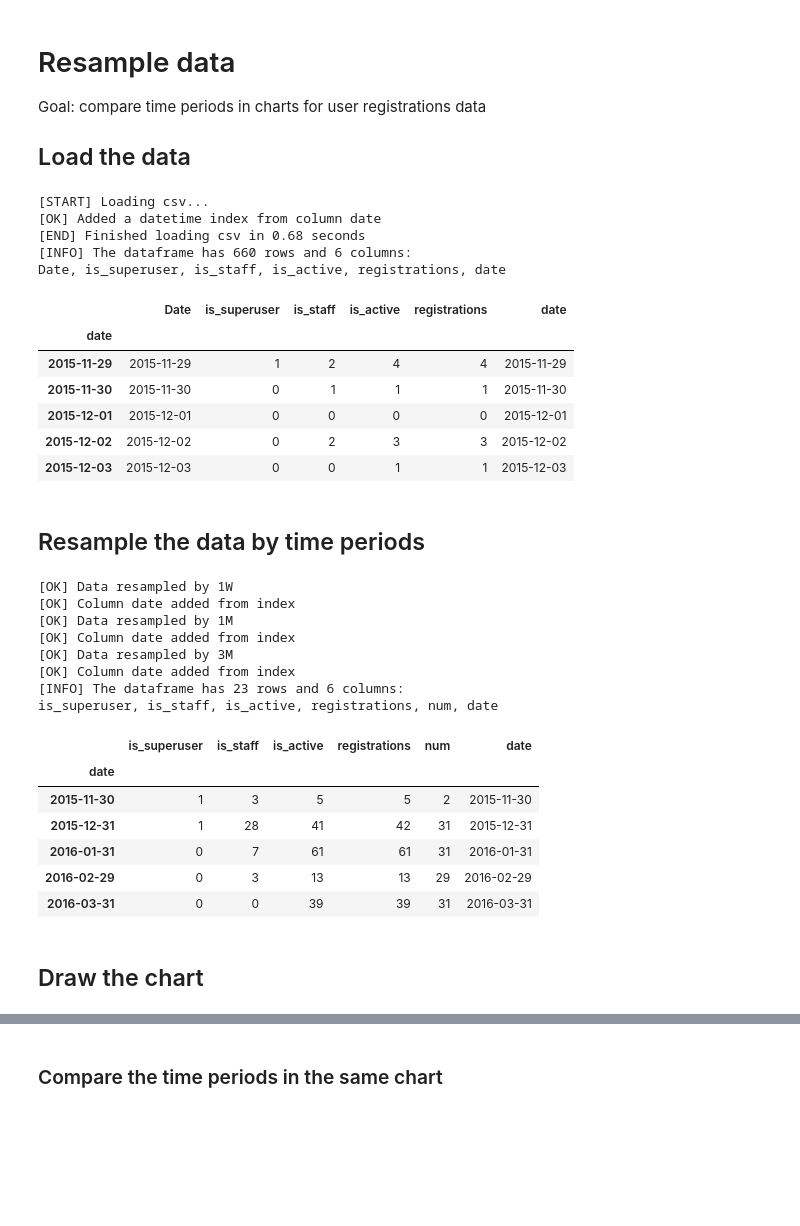
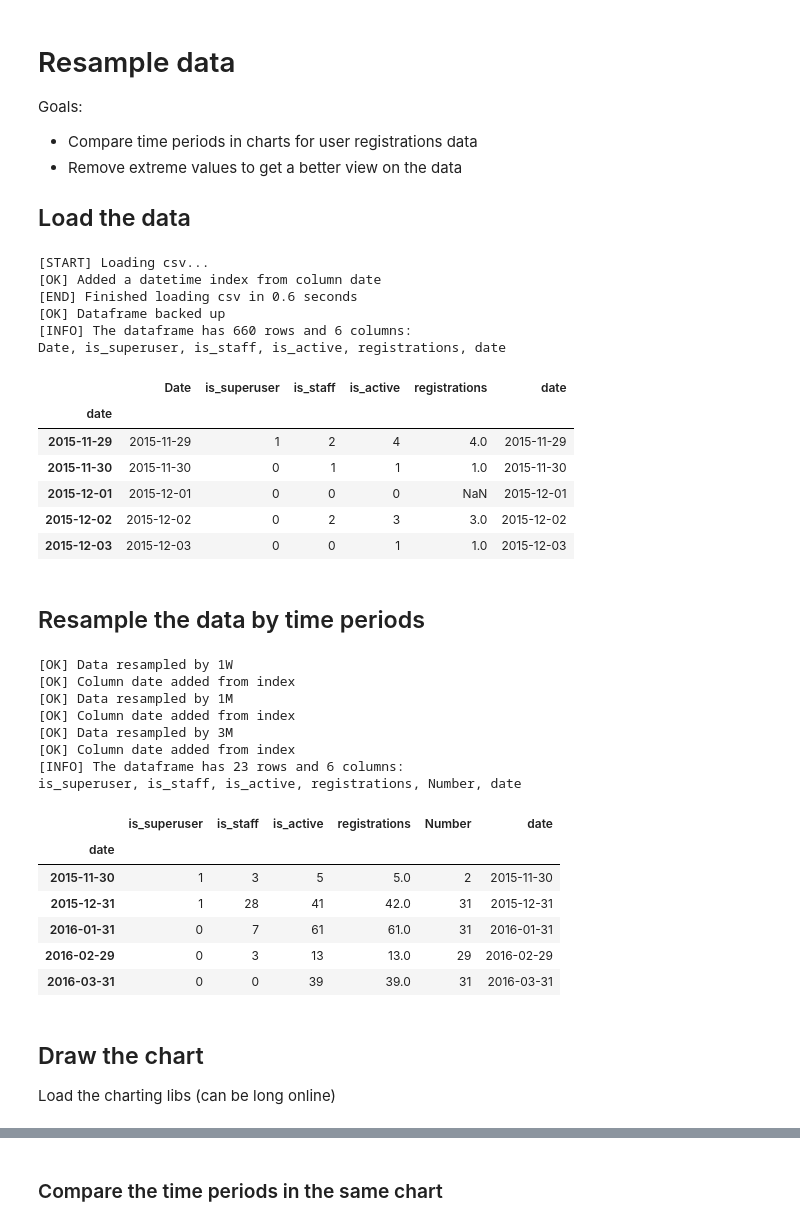
Before and after one commit to synw/dataswim-notebooks, a Jupyter notebook: Resample+data+.ipynb, the cells around one changed output, grey strips where cells are left out. Cells and saved outputs as stored; diff of their text form; code cells hidden in the pictures; blank space fills up the shorter version.

Commit message:
Update the resample data notebook

```diff
--- a/Resample+data+.ipynb
+++ b/Resample+data+.ipynb
@@ -1,37 +1,45 @@
 # %% [markdown]
 # Resample data
 
-Goal: compare time periods in charts for user registrations data
+Goals:
+
+- Compare time periods in charts for user registrations data
+- Remove extreme values to get a better view on the data
 
 ## Load the data
 # %%
 from dataswim import ds
 
 # load previoulsy aggregated data
 ds.load_csv("data/registrations_1D.csv", dateindex="date")
+ds.backup()
 ds.show()
 # %% [output]
 [START] Loading csv...
 [OK] Added a datetime index from column date
-[END] Finished loading csv in 0.68 seconds
+[END] Finished loading csv in 0.6 seconds
+[OK] Dataframe backed up
 [INFO] The dataframe has 660 rows and 6 columns:
 Date, is_superuser, is_staff, is_active, registrations, date
 |  | Date | is_superuser | is_staff | is_active | registrations | date |
 | date |  |  |  |  |  |  |
-| 2015-11-29 | 2015-11-29 | 1 | 2 | 4 | 4 | 2015-11-29 |
-| 2015-11-30 | 2015-11-30 | 0 | 1 | 1 | 1 | 2015-11-30 |
-| 2015-12-01 | 2015-12-01 | 0 | 0 | 0 | 0 | 2015-12-01 |
-| 2015-12-02 | 2015-12-02 | 0 | 2 | 3 | 3 | 2015-12-02 |
-| 2015-12-03 | 2015-12-03 | 0 | 0 | 1 | 1 | 2015-12-03 |
+| 2015-11-29 | 2015-11-29 | 1 | 2 | 4 | 4.0 | 2015-11-29 |
+| 2015-11-30 | 2015-11-30 | 0 | 1 | 1 | 1.0 | 2015-11-30 |
+| 2015-12-01 | 2015-12-01 | 0 | 0 | 0 | NaN | 2015-12-01 |
+| 2015-12-02 | 2015-12-02 | 0 | 2 | 3 | 3.0 | 2015-12-02 |
+| 2015-12-03 | 2015-12-03 | 0 | 0 | 1 | 1.0 | 2015-12-03 |
 # %% [markdown]
 ## Resample the data by time periods
 # %%
 # set the default chart options so that the transformed data can inherit from it
 ds.chart("date", "registrations")
+# set a few default options
+ds.size(3)
+ds.opts(dict(tools=["hover"]))
 # resample with 1 month, 3 month and 6 month ranges
-week = ds.rsum_("1W")
-month = ds.rsum_("1M")
-month3 = ds.rsum_("3M")
+week = ds.rsum_("1W", index_col="date")
+month = ds.rsum_("1M", index_col="date")
+month3 = ds.rsum_("3M", index_col="date")
 day = ds
 month.show()
 # %% [output]
@@ -42,16 +50,18 @@ month.show()
 [OK] Data resampled by 3M
 [OK] Column date added from index
 [INFO] The dataframe has 23 rows and 6 columns:
-is_superuser, is_staff, is_active, registrations, num, date
+is_superuser, is_staff, is_active, registrations, Number, date
-|  | is_superuser | is_staff | is_active | registrations | num | date |
+|  | is_superuser | is_staff | is_active | registrations | Number | date |
 | date |  |  |  |  |  |  |
-| 2015-11-30 | 1 | 3 | 5 | 5 | 2 | 2015-11-30 |
-| 2015-12-31 | 1 | 28 | 41 | 42 | 31 | 2015-12-31 |
-| 2016-01-31 | 0 | 7 | 61 | 61 | 31 | 2016-01-31 |
-| 2016-02-29 | 0 | 3 | 13 | 13 | 29 | 2016-02-29 |
-| 2016-03-31 | 0 | 0 | 39 | 39 | 31 | 2016-03-31 |
+| 2015-11-30 | 1 | 3 | 5 | 5.0 | 2 | 2015-11-30 |
+| 2015-12-31 | 1 | 28 | 41 | 42.0 | 31 | 2015-12-31 |
+| 2016-01-31 | 0 | 7 | 61 | 61.0 | 31 | 2016-01-31 |
+| 2016-02-29 | 0 | 3 | 13 | 13.0 | 29 | 2016-02-29 |
+| 2016-03-31 | 0 | 0 | 39 | 39.0 | 31 | 2016-03-31 |
 # %% [markdown]
 ## Draw the chart
+
+Load the charting libs (can be long online)
 # %%
 import holoviews as hv
 hv.extension('bokeh')
```
Also changed, not shown: parts of 10 cells of this notebook.
